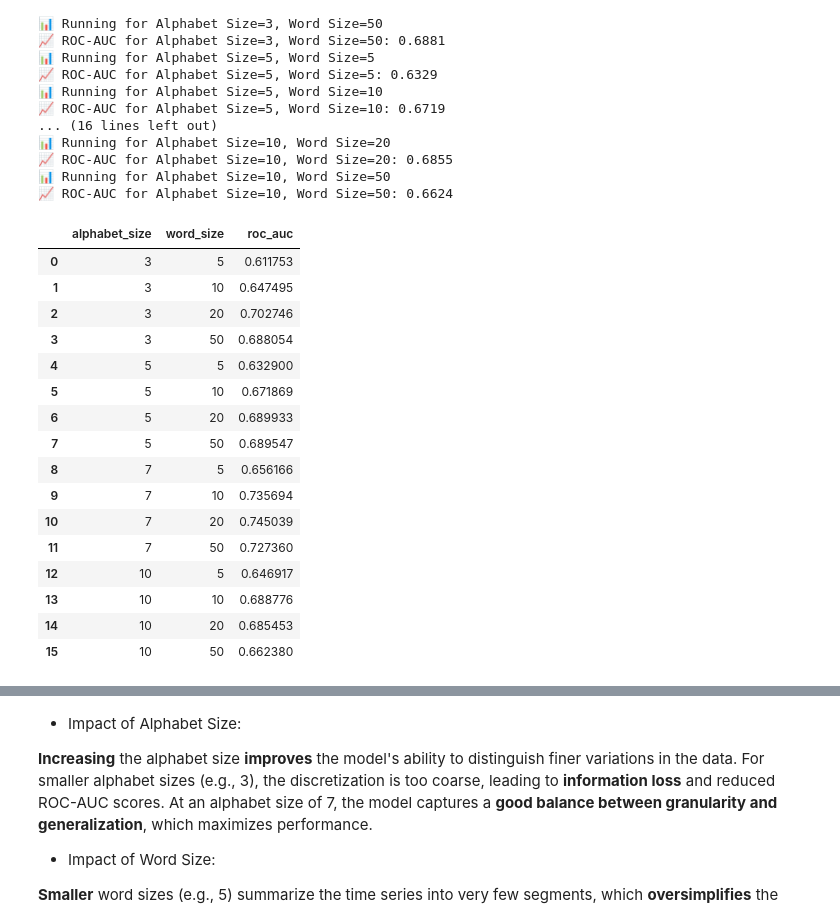
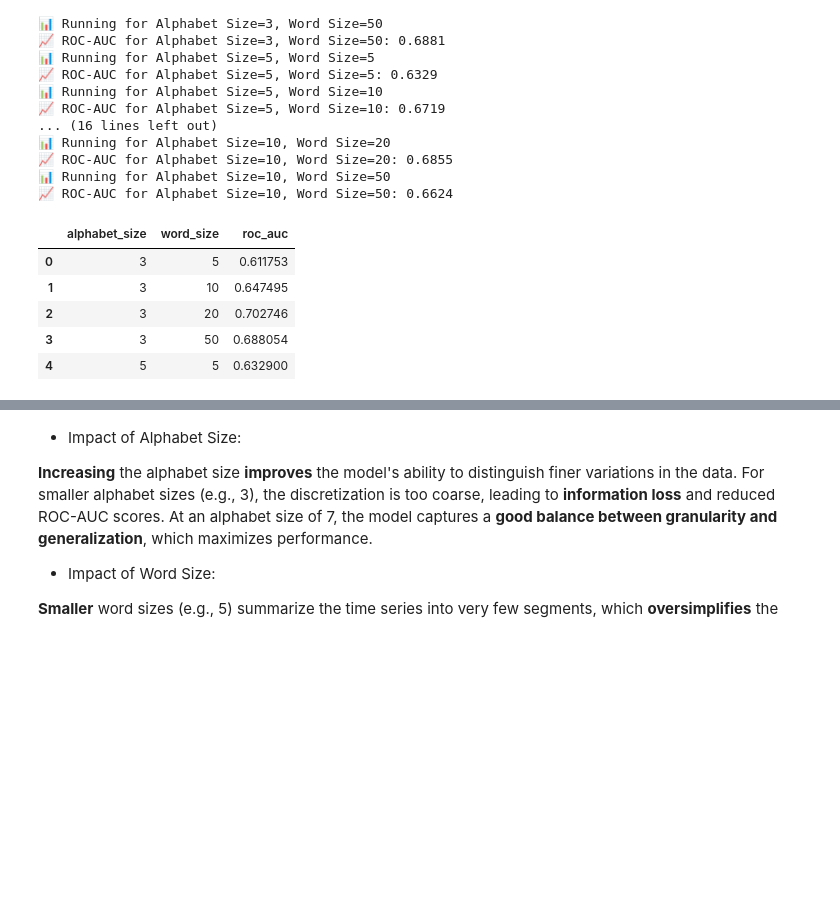
Before and after one commit to midsougou/DAD_library, a Jupyter notebook: mouad_dataset.ipynb, the cells around one changed output, grey strips where cells are left out. Cells and saved outputs as stored; diff of their text form; code cells hidden in the pictures; blank space fills up the shorter version.

```diff
--- a/mouad_dataset.ipynb
+++ b/mouad_dataset.ipynb
@@ -233,6 +240,6 @@ print(f"Data loaded with {len(df_clean)} points.")
 # %% [output]
 Data loaded with 47497 points.
 # %%
-df_results = sax.transform(window_size=200, stride=100)
+df_results = sax.transform_with_sliding_windows(window_size=200, stride=100)
 df_results.head()
 # %% [output]
@@ -245,6 +247,6 @@ df_results.head()
 # %%
-baseline = df_results.loc[df_results["is_anomalous"] == 0]
-anomaly = df_results.loc[df_results["is_anomalous"] == 1]
+baseline = df_results.loc[df_results["label"] == 0]
+anomaly = df_results.loc[df_results["label"] == 1]
 
 print(f"length category anomalous : {len(anomaly)} : length category normal : {len(baseline)}")
 
@@ -252,9 +254,9 @@ baseline_train = baseline.sample(frac=0.8, random_state=42)
 baseline_validation = baseline.drop(baseline_train.index)
 test_set = pd.concat([baseline_validation, anomaly])
 
-baseline_validation = baseline_validation["sax_sequence"].values
-baseline_train = baseline_train["sax_sequence"].values
-test_labels = test_set['is_anomalous'].values
-test_set = test_set["sax_sequence"].values
+baseline_validation = baseline_validation["sequence"].values
+baseline_train = baseline_train["sequence"].values
+test_labels = test_set['label'].values
+test_set = test_set["sequence"].values
 # %% [output]
 length category anomalous : 173 : length category normal : 300
@@ -332,17 +368,17 @@ for alphabet_size in alphabet_sizes:
         df_results = sax.transform(window_size=200, stride=100)
 
         # split into normal and anomalous sequences
-        baseline = df_results.loc[df_results["is_anomalous"] == 0]
-        anomaly = df_results.loc[df_results["is_anomalous"] == 1]
+        baseline = df_results.loc[df_results["label"] == 0]
+        anomaly = df_results.loc[df_results["label"] == 1]
 
         baseline_train = baseline.sample(frac=0.8, random_state=42)
         baseline_validation = baseline.drop(baseline_train.index)
         test_set = pd.concat([baseline_validation, anomaly])
 
-        baseline_validation = baseline_validation["sax_sequence"].values
-        baseline_train = baseline_train["sax_sequence"].values
-        test_labels = test_set['is_anomalous'].values
-        test_set = test_set["sax_sequence"].values
+        baseline_validation = baseline_validation["sequence"].values
+        baseline_train = baseline_train["sequence"].values
+        test_labels = test_set['label'].values
+        test_set = test_set["sequence"].values
 
         knearest_dad = KnearestKernel(nLCS)
         knearest_dad.train(baseline_train)
@@ -387,25 +423,14 @@ df_performance = pd.DataFrame(results)
 📊 Running for Alphabet Size=10, Word Size=50
 📈 ROC-AUC for Alphabet Size=10, Word Size=50: 0.6624
 # %%
-df_performance = df
+df_performance.head()
 # %% [output]
 |  | alphabet_size | word_size | roc_auc |
 | 0 | 3 | 5 | 0.611753 |
 | 1 | 3 | 10 | 0.647495 |
 | 2 | 3 | 20 | 0.702746 |
 | 3 | 3 | 50 | 0.688054 |
 | 4 | 5 | 5 | 0.632900 |
-| 5 | 5 | 10 | 0.671869 |
-| 6 | 5 | 20 | 0.689933 |
-| 7 | 5 | 50 | 0.689547 |
-| 8 | 7 | 5 | 0.656166 |
-| 9 | 7 | 10 | 0.735694 |
-| 10 | 7 | 20 | 0.745039 |
-| 11 | 7 | 50 | 0.727360 |
-| 12 | 10 | 5 | 0.646917 |
-| 13 | 10 | 10 | 0.688776 |
-| 14 | 10 | 20 | 0.685453 |
-| 15 | 10 | 50 | 0.662380 |
 # %%
 pivot = df_performance.pivot(index='alphabet_size', columns='word_size', values='roc_auc')
 
```
Also changed, not shown: parts of 11 cells of this notebook, 6 other files.
